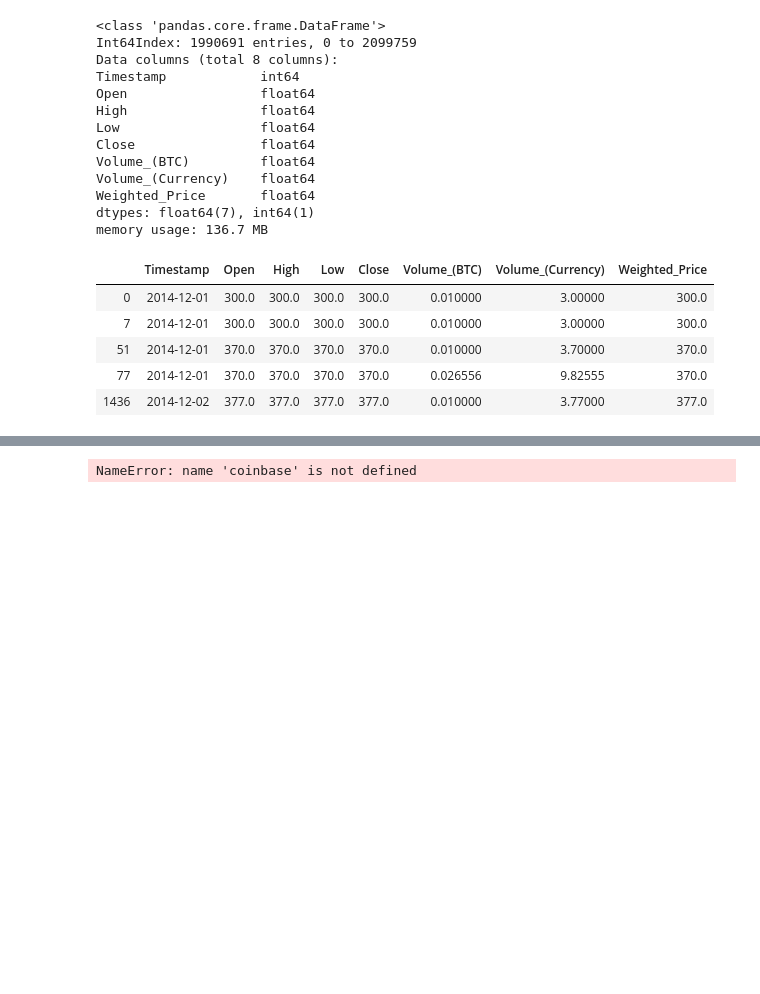
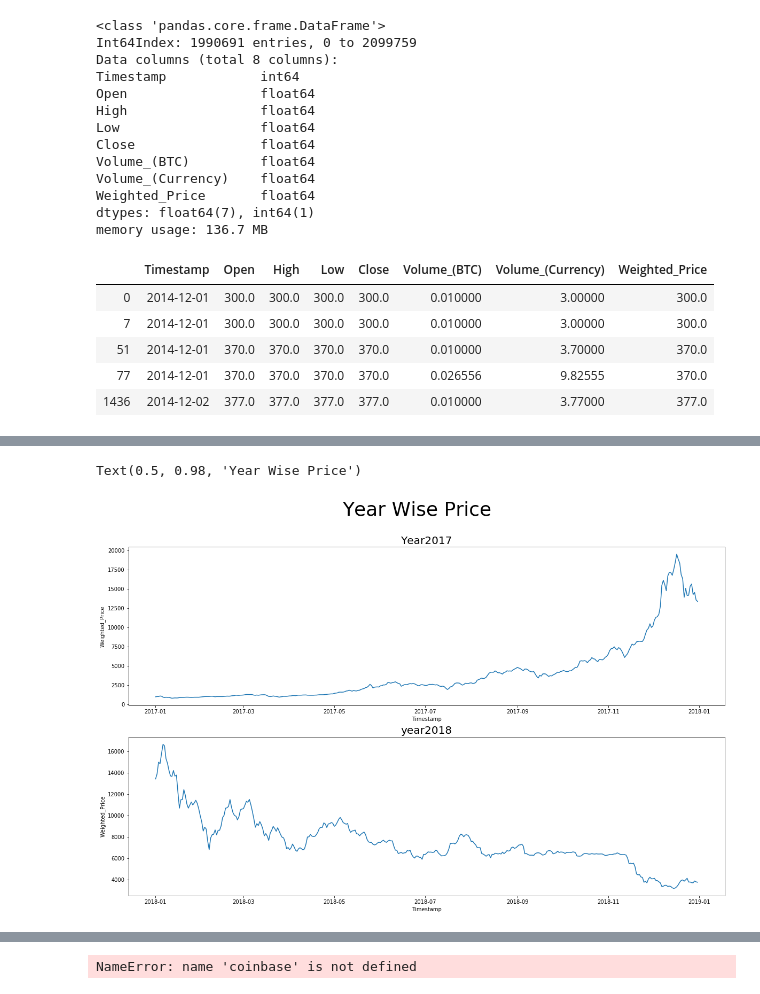
Before and after one commit to fakecoinbase/covs67slashbitpredictor, a Jupyter notebook: clean_data.ipynb, the cells around one changed output, grey strips where cells are left out. Drawn from its saved outputs; the diff is of its cells as text; code cells hidden in the pictures; blank space fills up the shorter version.

```diff
--- a/clean_data.ipynb
+++ b/clean_data.ipynb
@@ -401,3 +415,22 @@ plt.suptitle('Volume_Currency Volume_Distribution')
+# %%
+Yr17=coinbase[coinbase.year==2017]
+Yr18=coinbase[coinbase.year==2018]
+Yr19=coinbase[coinbase.year==2019]
+coinbase['Timestamp']=data.index
+# %%
+plt.figure(figsize=(20,12))
+plt.subplot(211)
+plt.title('Year2017',size=20)
+sns.lineplot(Yr17.index,Yr17.Weighted_Price)
+plt.suptitle('Year Wise Price', fontsize=36)
+
+plt.subplot(212)
+plt.title('year2018', size=20)
+sns.lineplot(Yr18.index, Yr18.Weighted_Price)
+plt.suptitle('Year Wise Price', fontsize=36)
+# %% [output]
+Text(0.5, 0.98, 'Year Wise Price')
+[figure, added]
 # %%
 #standardising and normalizing coinbase properties. Results are between 0 and 1
 
```
Also changed, not shown: parts of 2 cells of this notebook.
